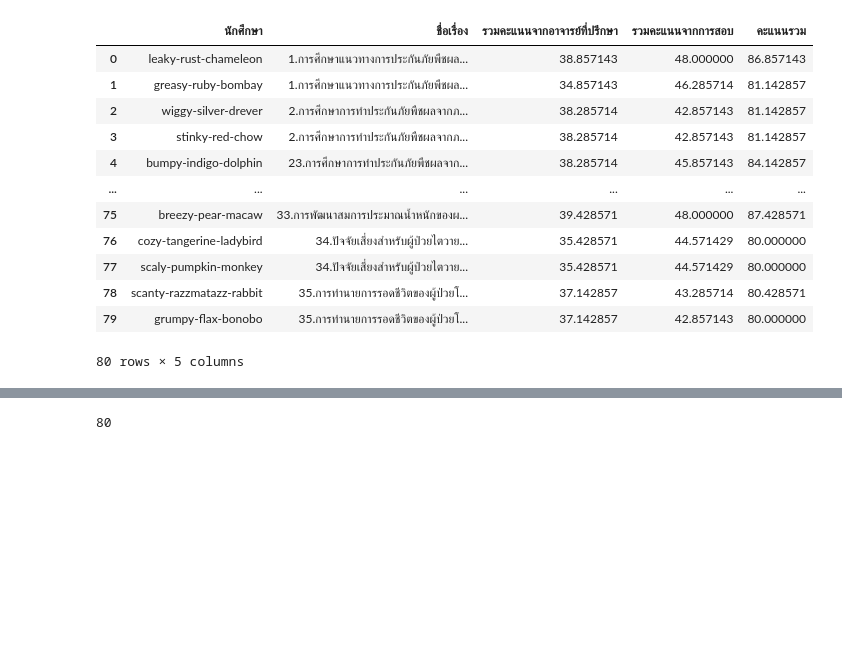
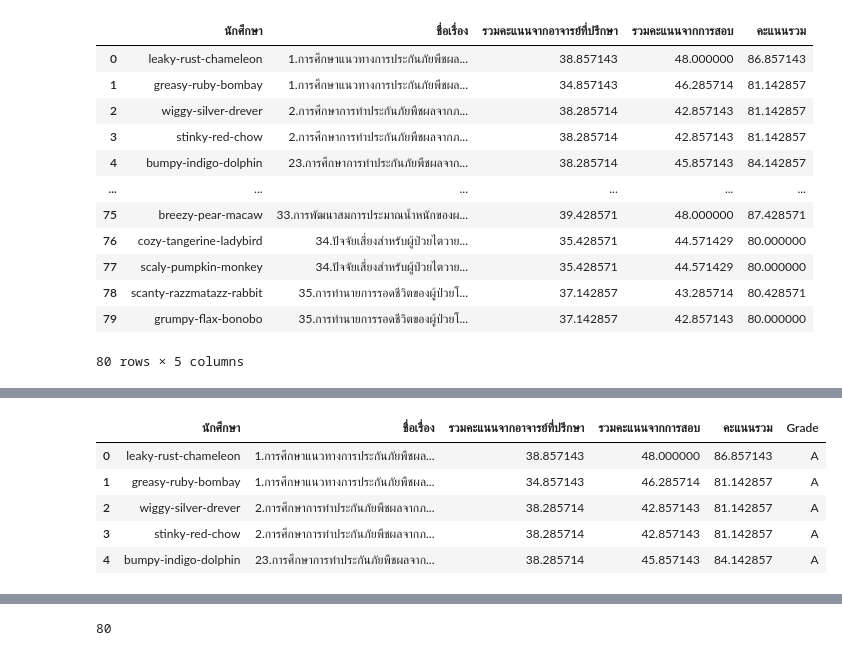
Before and after one commit to TungSoPon/BasicProg_DataViz65, a Jupyter notebook: DataViz65_Final.ipynb, the cells around one changed output, grey strips where cells are left out. Cells and saved outputs as stored; diff of their text form; code cells hidden in the pictures; blank space fills up the shorter version.

```diff
--- a/DataViz65_Final.ipynb
+++ b/DataViz65_Final.ipynb
@@ -732,0 +727,11 @@ All
+# %%
+scoresA = All[All['คะแนนรวม']>=80]
+scoresA.insert(5,"Grade","A")
+scoresA.head()
+# %% [output]
+|  | นักศึกษา | ชื่อเรื่อง | รวมคะแนนจากอาจารย์ที่ปรึกษา | รวมคะแนนจากการสอบ | คะแนนรวม | Grade |
+| 0 | leaky-rust-chameleon | 1.การศึกษาแนวทางการประกันภัยพืชผล... | 38.857143 | 48.000000 | 86.857143 | A |
+| 1 | greasy-ruby-bombay | 1.การศึกษาแนวทางการประกันภัยพืชผล... | 34.857143 | 46.285714 | 81.142857 | A |
+| 2 | wiggy-silver-drever | 2.การศึกษาการทำประกันภัยพืชผลจากภ... | 38.285714 | 42.857143 | 81.142857 | A |
+| 3 | stinky-red-chow | 2.การศึกษาการทำประกันภัยพืชผลจากภ... | 38.285714 | 42.857143 | 81.142857 | A |
+| 4 | bumpy-indigo-dolphin | 23.การศึกษาการทำประกันภัยพืชผลจาก... | 38.285714 | 45.857143 | 84.142857 | A |
```
Also changed, not shown: parts of 46 cells of this notebook.
